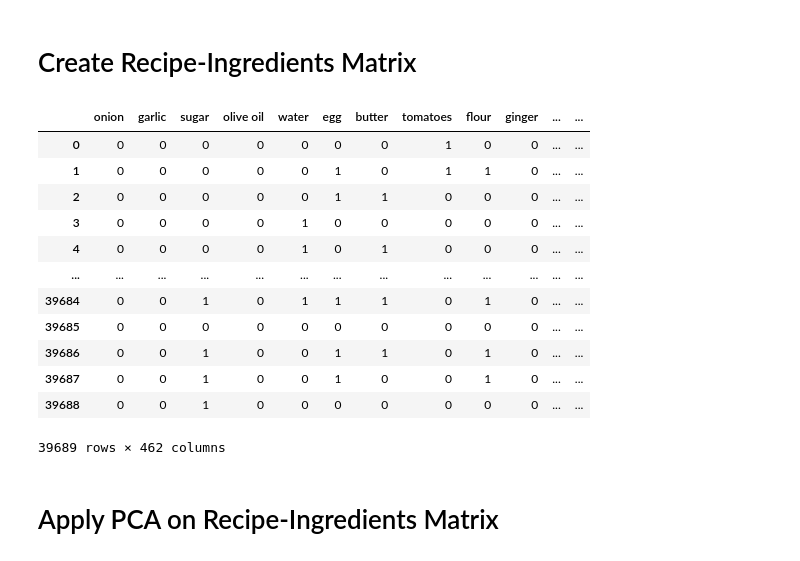
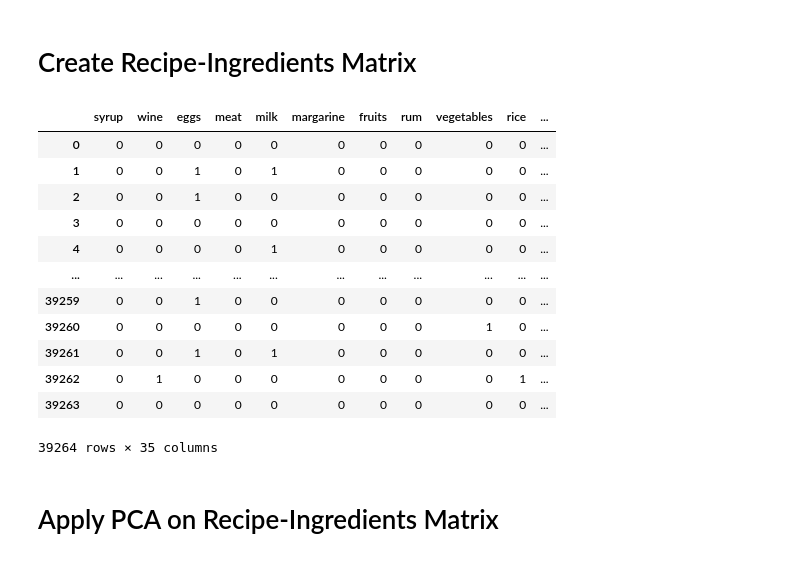
Before and after one commit to frabatx/GroceriesProject, a Jupyter notebook: Final_matrix_project.ipynb, the cells around one changed output. Cells and saved outputs as stored; diff of their text form; code cells hidden in the pictures.

```diff
--- a/Final_matrix_project.ipynb
+++ b/Final_matrix_project.ipynb
@@ -412,0 +955,5 @@ len(unique_mb)
+# %%
+#Check unique elements in recipes dataset
+recipes_list = list(recipes["ingredients_more_filtered"])
+unique_recipes_over100 = set(x for l in recipes_list for x in l)
+len(unique_recipes_over100)
@@ -413,7 +962,5 @@ len(unique_mb)
 # %%
 common_items =[]
-for items in unique_recipes:
-    if items in unique_mb:
+for items in unique_recipes_over100:
+    if items in unique_elements_over100:
         common_items.append(items)
-
-len(common_items)
@@ -441,0 +991,15 @@ common_items
+# %%
+#Filter out the ingredients keeping only the top ingredients
+def filter_ingredients(top_ing, ing):
+    ing_filtered = [i for i in ing if i in top_ing]
+    return ing_filtered
+
+ingredients_more_filtered = []
+for i in df_groceries_clean["items_more_filtered"]:
+    ingredients_more_filtered.append(filter_ingredients(common_items, i))
+df_groceries_clean["common_ingredients"] = ingredients_more_filtered
+
+#after filtering the ingredients, some recipes are now empty, we remove those empty lists:
+boolean_filter = df_groceries_clean["common_ingredients"].str.len() == 0
+df_groceries_clean = df_groceries_clean[boolean_filter == False]
+df_groceries_clean
@@ -441,0 +1020,11 @@ common_items
+# %%
+ingredients_more_filtered = []
+for i in recipes["ingredients_more_filtered"]:
+    ingredients_more_filtered.append(filter_ingredients(common_items, i))
+
+recipes["common_ingredients"] = ingredients_more_filtered
+
+#after filtering the ingredients, some recipes are now empty, we remove those empty lists:
+boolean_filter = recipes["common_ingredients"].str.len() == 0
+recipes = recipes[boolean_filter == False]
+recipes
@@ -452,31 +1047,31 @@ top_ing_clean = [(x,y) for x,y in ing_value_count if y>=100]
 # %%
 recipes_filtered_df = []
 
-for i in recipes["ingredients_more_filtered"]:
+for i in recipes["common_ingredients"]:
     bin_array = []
-    for j in top_ing_clean_l:
+    for j in common_items:
         if j in i:
             bin_array.append(1)
         else:
             bin_array.append(0)
     recipes_filtered_df.append(bin_array)
 
-recipes_filtered_df = pd.DataFrame(recipes_filtered_df, columns=top_ing_clean_l)
+recipes_filtered_df = pd.DataFrame(recipes_filtered_df, columns=common_items)
 recipes_filtered_df
 # %% [output]
-|  | onion | garlic | sugar | olive oil | water | egg | butter | tomatoes | flour | ginger | ... | ... |
-| 0 | 0 | 0 | 0 | 0 | 0 | 0 | 0 | 1 | 0 | 0 | ... | ... |
-| 1 | 0 | 0 | 0 | 0 | 0 | 1 | 0 | 1 | 1 | 0 | ... | ... |
-| 2 | 0 | 0 | 0 | 0 | 0 | 1 | 1 | 0 | 0 | 0 | ... | ... |
-| 3 | 0 | 0 | 0 | 0 | 1 | 0 | 0 | 0 | 0 | 0 | ... | ... |
-| 4 | 0 | 0 | 0 | 0 | 1 | 0 | 1 | 0 | 0 | 0 | ... | ... |
-| ... | ... | ... | ... | ... | ... | ... | ... | ... | ... | ... | ... | ... |
-| 39684 | 0 | 0 | 1 | 0 | 1 | 1 | 1 | 0 | 1 | 0 | ... | ... |
-| 39685 | 0 | 0 | 0 | 0 | 0 | 0 | 0 | 0 | 0 | 0 | ... | ... |
-| 39686 | 0 | 0 | 1 | 0 | 0 | 1 | 1 | 0 | 1 | 0 | ... | ... |
-| 39687 | 0 | 0 | 1 | 0 | 0 | 1 | 0 | 0 | 1 | 0 | ... | ... |
-| 39688 | 0 | 0 | 1 | 0 | 0 | 0 | 0 | 0 | 0 | 0 | ... | ... |
+|  | syrup | wine | eggs | meat | milk | margarine | fruits | rum | vegetables | rice | ... |
+| 0 | 0 | 0 | 0 | 0 | 0 | 0 | 0 | 0 | 0 | 0 | ... |
+| 1 | 0 | 0 | 1 | 0 | 1 | 0 | 0 | 0 | 0 | 0 | ... |
+| 2 | 0 | 0 | 1 | 0 | 0 | 0 | 0 | 0 | 0 | 0 | ... |
+| 3 | 0 | 0 | 0 | 0 | 0 | 0 | 0 | 0 | 0 | 0 | ... |
+| 4 | 0 | 0 | 0 | 0 | 1 | 0 | 0 | 0 | 0 | 0 | ... |
+| ... | ... | ... | ... | ... | ... | ... | ... | ... | ... | ... | ... |
+| 39259 | 0 | 0 | 1 | 0 | 0 | 0 | 0 | 0 | 0 | 0 | ... |
+| 39260 | 0 | 0 | 0 | 0 | 0 | 0 | 0 | 0 | 1 | 0 | ... |
+| 39261 | 0 | 0 | 1 | 0 | 1 | 0 | 0 | 0 | 0 | 0 | ... |
+| 39262 | 0 | 1 | 0 | 0 | 0 | 0 | 0 | 0 | 0 | 1 | ... |
+| 39263 | 0 | 0 | 0 | 0 | 0 | 0 | 0 | 0 | 0 | 0 | ... |
-39689 rows × 462 columns
+39264 rows × 35 columns
 # %% [markdown]
 # Apply PCA on Recipe-Ingredients Matrix
 # %%
```
Also changed, not shown: parts of 72 cells of this notebook, 2 other files.
